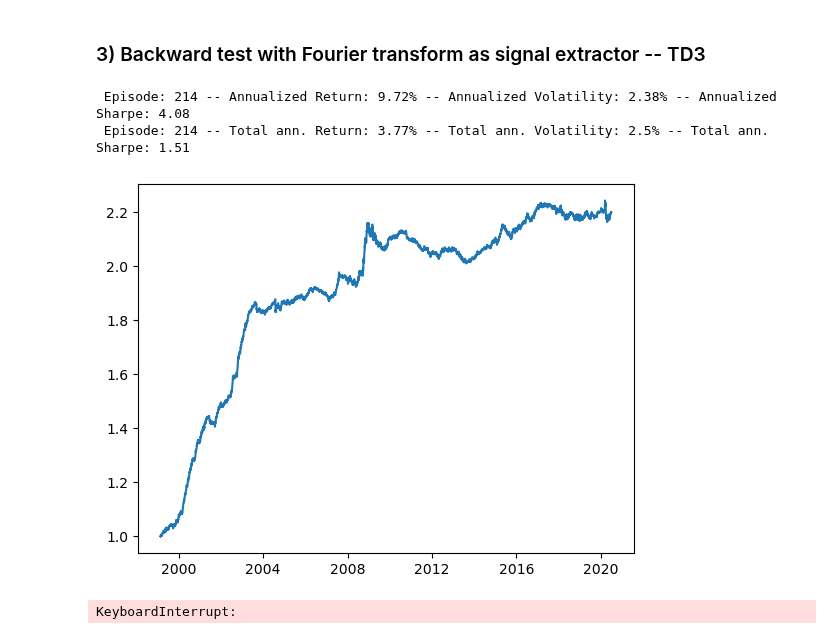
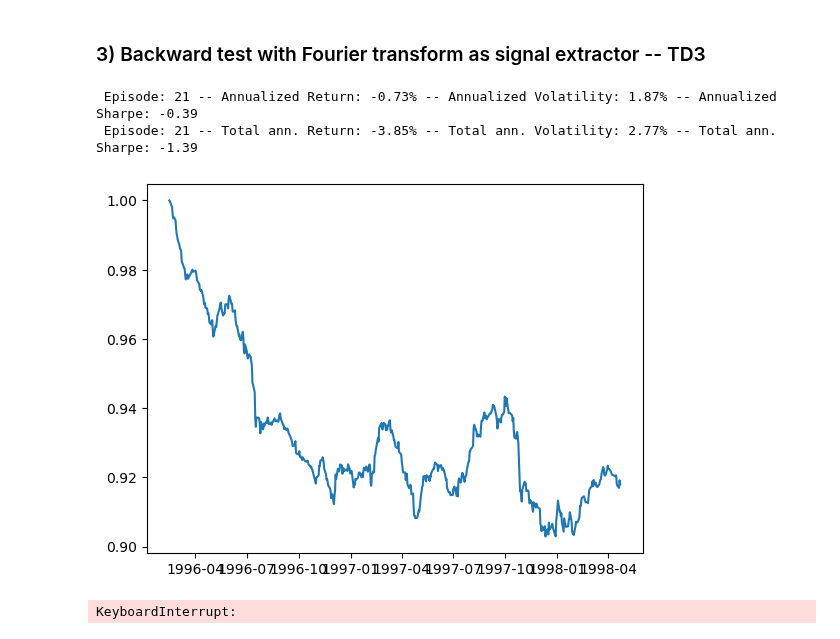
Before and after one commit to quintengeerts2000/MasterThesis-DRL_applications_to_stat_arb, a Jupyter notebook: empirical_analysis/RL_trading_tests.ipynb, the cells around one changed output. Saved outputs shown, nothing was run; the diff lists cells and outputs as text; code cells hidden in the pictures.

```diff
--- a/empirical_analysis/RL_trading_tests.ipynb
+++ b/empirical_analysis/RL_trading_tests.ipynb
@@ -28,7 +28,7 @@ from TD3 import ReplayBuffer_TD3, TD3
 Current directory: /Users/quintengeerts/Desktop/master thesis/stat_arb_thesis/empirical_analysis
 # %%
 # USE THE DATASET FROM WHARTON RESEARCH DATA SERVICES
-filename = 'wrds_returns_data.csv'
+filename = 'wrds_daily_returns.csv'
 if os.path.exists(filename):
     price_df = pd.read_csv(filename)
     price_df.set_index('date', inplace=True)
@@ -788,7 +857,7 @@ frames = 6200
 alpha = 0.99 # Discount factor
 tau  = 0.005 # Target network update rate
 
-HIDDEN_DIM      = 16
+HIDDEN_DIM      = 16 #[8,8,4,4] #16
 BUFFER_SIZE     = 1000000
 UPDATE_EVERY    = 5
 POLICY_NOISE    =  0.2 # Noise added to target policy during critic update
@@ -800,9 +869,11 @@ NOISE_CLIP      = 0.5 # Range to clip target policy noise
 BATCH_SIZE      = 64  # Batch size for both actor and critic
 EVAL_FREQ       = 5e3  # How often (time steps) we evaluate
 
-state_dim = 8 # env.observation_space.shape[0]
+state_dim = 9 # env.observation_space.shape[0]
 action_dim = 1
 max_action = 1
+USE_ALLOC       = True
+
 
 kwargs = {
     "state_dim": state_dim,
@@ -827,6 +898,8 @@ np.random.seed(seed)
 kwargs["policy_noise"] = POLICY_NOISE * MAX_ACTION
 kwargs["noise_clip"] = NOISE_CLIP * MAX_ACTION
 kwargs["policy_freq"] = POLICY_FREQ
+kwargs["use_alloc"]    = False #USE_ALLOC
+
 policy = TD3(**kwargs)
 
 ##########################
@@ -837,8 +910,8 @@ LOOKBACK_WINDOW = 252       # lookback window used for the PCA estimation
 LOADING_WINDOW  = 60        # last 30 values are used to create the loadings for the factor model
 FACTORS         = 5         # the amount of factors used in the factor model
 SIGNAL_WINDOW   = 60        # the length of the window used for extracting the signal
-TRANS_COST      = 0.0       # transaction cost for changes in the portfolio
-SHORT_COST      = 0.0       # cost of keeping a short position open
+TRANS_COST      = 0.0005       # transaction cost for changes in the portfolio
+SHORT_COST      = 0.0001       # cost of keeping a short position open
 
 WARMUP_TIME     = 100       # time needed to run the factor models before starting the strategy
 RETRAIN_EVERY   = 5         # time before the feature extractor is retrained on new data
@@ -853,7 +926,8 @@ env = TradingEnvironment(financial_dataset=price_df.dropna(axis=0, thresh=300),
                         factors=FACTORS,
                         transaction_costs=TRANS_COST,
                         short_cost=SHORT_COST,
-                        rebalance_every=1)
+                        rebalance_every=1,
+                        add_alloc=USE_ALLOC)
 
 buffer           = ReplayBuffer(buffer_size=BUFFER_SIZE,
                                 batch_size=BATCH_SIZE,
@@ -864,7 +938,7 @@ buffer           = ReplayBuffer(buffer_size=BUFFER_SIZE,
                                 cont_action_space=True)
 
 #signal_extractor = CumsumExtractor(signal_window=SIGNAL_WINDOW)
-signal_extractor = CNNTransformerExtractor(signal_window=SIGNAL_WINDOW)
+signal_extractor = CNNTransformerExtractor(add_alloc=USE_ALLOC, signal_window=SIGNAL_WINDOW)
 
 state, _ = env.warm_up(warmup_time=WARMUP_TIME)
 signal_extractor.train(train_data = env.res_rets.loc[env.date - dt.timedelta(days=WARMUP_TIME):env.date])
@@ -952,10 +1027,11 @@ frames = 6200
 alpha = 0.99 # Discount factor
 tau  = 0.005 # Target network update rate
 
-HIDDEN_DIM      = 64
+USE_ALLOC       = True
+HIDDEN_DIM      = [16,8,4,4] #64
 BUFFER_SIZE     = 1000000
-UPDATE_EVERY    = 5
-POLICY_NOISE    =  0.2 # Noise added to target policy during critic update
+UPDATE_EVERY    = 1
+POLICY_NOISE    = 0.2 # Noise added to target policy during critic update
 MAX_ACTION      = 1
 POLICY_FREQ     = 2 # Frequency of delayed policy updates
 EXPL_NOISE      = 0.1 # Std of Gaussian exploration noise
@@ -964,7 +1040,7 @@ NOISE_CLIP      = 0.5 # Range to clip target policy noise
 BATCH_SIZE      = 64  # Batch size for both actor and critic
 EVAL_FREQ       = 5e3  # How often (time steps) we evaluate
 
-state_dim = 30 # env.observation_space.shape[0]
+state_dim = 30  #30 # env.observation_space.shape[0]
 action_dim = 1
 max_action = 1
 
@@ -989,8 +1065,9 @@ np.random.seed(seed)
 
 # Initialize policy
 kwargs["policy_noise"] = POLICY_NOISE * MAX_ACTION
-kwargs["noise_clip"] = NOISE_CLIP * MAX_ACTION
-kwargs["policy_freq"] = POLICY_FREQ
+kwargs["noise_clip"]   = NOISE_CLIP * MAX_ACTION
+kwargs["policy_freq"]  = POLICY_FREQ
+kwargs["use_alloc"]    = USE_ALLOC
 policy = TD3(**kwargs)
 
 ##########################
@@ -1001,8 +1078,8 @@ LOOKBACK_WINDOW = 252       # lookback window used for the PCA estimation
 LOADING_WINDOW  = 60        # last 30 values are used to create the loadings for the factor model
 FACTORS         = 5         # the amount of factors used in the factor model
 SIGNAL_WINDOW   = 30        # the length of the window used for extracting the signal
-TRANS_COST      = 0.0       # transaction cost for changes in the portfolio
-SHORT_COST      = 0.0       # cost of keeping a short position open
+TRANS_COST      = 0.0005    # transaction cost for changes in the portfolio
+SHORT_COST      = 0.0001    # cost of keeping a short position open
 
 WARMUP_TIME     = 100       # time needed to run the factor models before starting the strategy
 RETRAIN_EVERY   = 5         # time before the feature extractor is retrained on new data
@@ -1017,7 +1094,8 @@ env = TradingEnvironment(financial_dataset=price_df.dropna(axis=0, thresh=300),
                         factors=FACTORS,
                         transaction_costs=TRANS_COST,
                         short_cost=SHORT_COST,
-                        rebalance_every=1)
+                        rebalance_every=1,
+                        add_alloc=USE_ALLOC)
 
 buffer           = ReplayBuffer(buffer_size=BUFFER_SIZE,
                                 batch_size=BATCH_SIZE,
@@ -1027,7 +1105,7 @@ buffer           = ReplayBuffer(buffer_size=BUFFER_SIZE,
                                 n_step=1,
                                 cont_action_space=True)
 
-signal_extractor = FourierExtractor(signal_window=SIGNAL_WINDOW)
+signal_extractor = FourierExtractor(add_alloc=USE_ALLOC, signal_window=SIGNAL_WINDOW)
 
 state, _ = env.warm_up(warmup_time=WARMUP_TIME)
 signal_extractor.train(train_data = env.res_rets.loc[env.date - dt.timedelta(days=WARMUP_TIME):env.date])
@@ -1076,34 +1154,34 @@ for frame in range(1, frames+1-WARMUP_TIME):
             states_buffer, actions_buffer, rewards_buffer, next_states_buffer, dones_buffer = experiences
             features_buffer      = torch.FloatTensor(signal_extractor.extract(states_buffer))
             next_features_buffer = torch.FloatTensor(signal_extractor.extract(next_states_buffer))
             experiences          = (features_buffer, actions_buffer, rewards_buffer, next_features_buffer, dones_buffer)
             # perform a learning step
             policy.train(experiences)
 
     # FEATURE EXTRACTOR RETRAINING
     if frame % RETRAIN_EVERY == 0:
         signal_extractor.re_train(train_data = env.res_rets.loc[env.date - dt.timedelta(days=WARMUP_TIME):env.date],
                                   sample_size = BATCH_SIZE_EXTR)
 
     state     = next_state
     features  = next_state[env.tradeable_tickers].values.T
     features  = signal_extractor.extract(features)
 
     score *= (env.p_l + 1)
 
     if frame % EPISODE_LENGTH == 0:
         scores_window.append(score-1)       # save most recent score
         scores.append(score-1)              # save most recent score
         #writer.add_scalar("Average100", np.mean(scores_window), frame)
         output_history.append(np.mean(scores_window))
         clear_output(True)
         env.evaluate_performance()
         plt.plot((env.total_pl.dropna() + 1).cumprod())
         plt.show()
         i_episode +=1
         score = 1
 # %% [output]
- Episode: 214 -- Annualized Return: 9.72% -- Annualized Volatility: 2.38% -- Annualized Sharpe: 4.08
- Episode: 214 -- Total ann. Return: 3.77% -- Total ann. Volatility: 2.5% -- Total ann. Sharpe: 1.51
+ Episode: 21 -- Annualized Return: -0.73% -- Annualized Volatility: 1.87% -- Annualized Sharpe: -0.39
+ Episode: 21 -- Total ann. Return: -3.85% -- Total ann. Volatility: 2.77% -- Total ann. Sharpe: -1.39
-[figure, old version]
+[figure, new version]
 KeyboardInterrupt:
```
Also changed, not shown: parts of 15 cells of this notebook, 7 other files.
